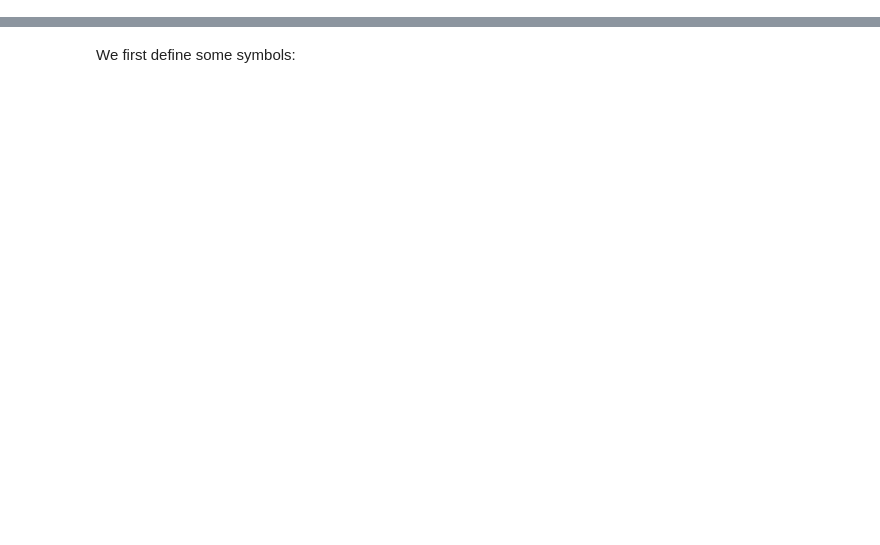
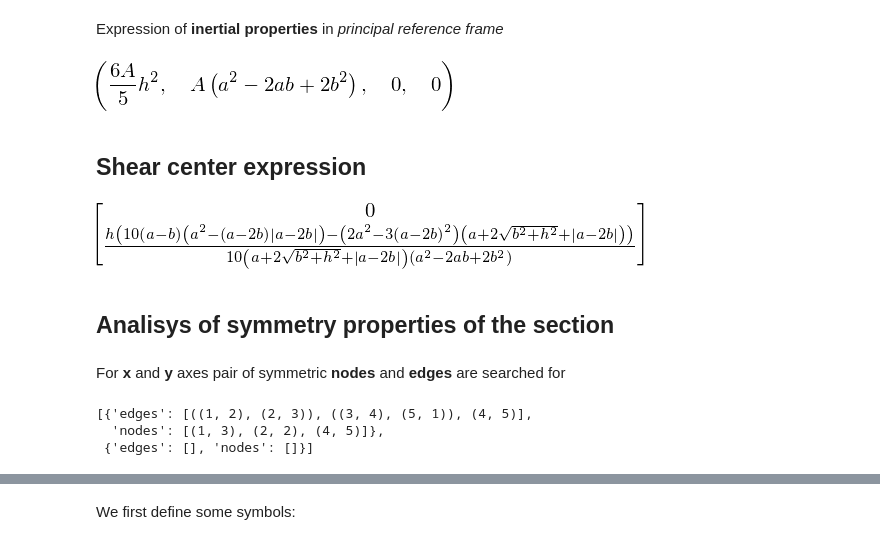
Before and after one commit to Ccaccia73/semimonocoque, a Jupyter notebook: SemiMonoCoque.ipynb, the cells around one changed output, grey strips where cells are left out. Saved outputs shown, nothing was run; the diff lists cells and outputs as text; code cells hidden in the pictures; blank space fills up the shorter version.

```diff
--- a/SemiMonoCoque.ipynb
+++ b/SemiMonoCoque.ipynb
@@ -84 +105,23 @@ plt.title("Section in pricipal reference Frame",fontsize=16);
+# %% [markdown]
+Expression of **inertial properties** in *principal reference frame*
+# %%
+S1.Ixx, S1.Iyy, S1.Ixy, S1.θ
+# %% [output]
+[figure, added]
+# %% [markdown]
+## **Shear center** expression
+# %%
+S1.ct
+# %% [output]
+[figure, added]
+# %% [markdown]
+## Analisys of symmetry properties of the section
+# %% [markdown]
+For **x** and **y** axes pair of symmetric **nodes** and **edges** are searched for
+# %%
+S1.symmetry
+# %% [output]
+[{'edges': [((1, 2), (2, 3)), ((3, 4), (5, 1)), (4, 5)],
+  'nodes': [(1, 3), (2, 2), (4, 5)]},
+ {'edges': [], 'nodes': []}]
 # %% [markdown]
```
Also changed, not shown: parts of 80 cells of this notebook, 1 other file.
